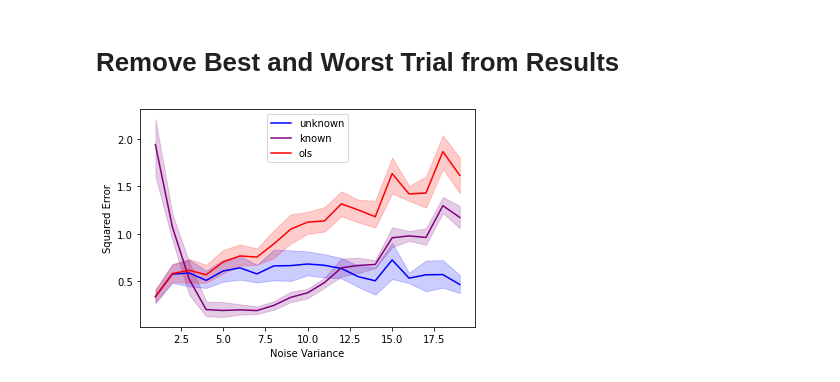
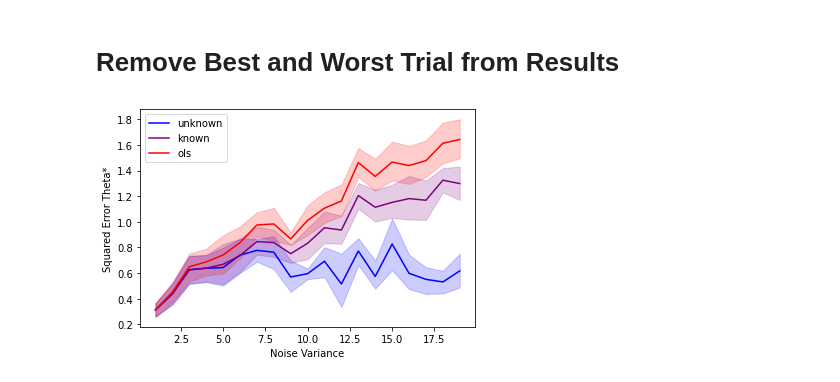
Before and after one commit to pstefanou12/delphi.ai, a Jupyter notebook: notebooks/Uniform.ipynb, the cells around one changed output. Drawn from its saved outputs; the diff is of its cells as text; code cells hidden in the pictures.

```diff
--- a/notebooks/Uniform.ipynb
+++ b/notebooks/Uniform.ipynb
@@ -24,3 +27,5 @@ import datetime
+# %%
+noise_lambda = lambda metric: list(itertools.chain(*[[results[results['var'] == v][metric].idxmax(), results[results['var'] == v][metric].idxmin()] for v in range(1, 20)]))
 # %%
 STORE_PATH = '/home/pstefanou/Uniform'
 STORE_TABLE_NAME = 'uniform2'
@@ -167,11 +167,11 @@ for var in range(1, 20):
 # %%
 # plot results for regression parameter MSE
-sns.lineplot(data=results, x='var', y='unknown_param_mse', label='unknown', color='blue')
-sns.lineplot(data=results, x='var', y='known_param_mse', label='known', color='purple')
-ax = sns.lineplot(data=results, x='var', y='ols_param_mse', label='ols', color='red')
-ax.set(xlabel='Noise Variance', ylabel='Squared Error')
+sns.lineplot(data=results.drop(noise_lambda('unknown_param_mse')), x='var', y='unknown_param_mse', label='unknown', color='blue')
+sns.lineplot(data=results.drop(noise_lambda('known_param_mse')), x='var', y='known_param_mse', label='known', color='purple')
+ax = sns.lineplot(data=results.drop(noise_lambda('ols_param_mse')), x='var', y='ols_param_mse', label='ols', color='red')
+ax.set(xlabel='Noise Variance', ylabel='Squared Error Theta*')
 plt.show()
 # %% [output]
-[figure, old version]
+[figure, new version]
 # %%
 # plot results for regression parameter MSE
```
Also changed, not shown: parts of 10 cells of this notebook, 1 other file.
